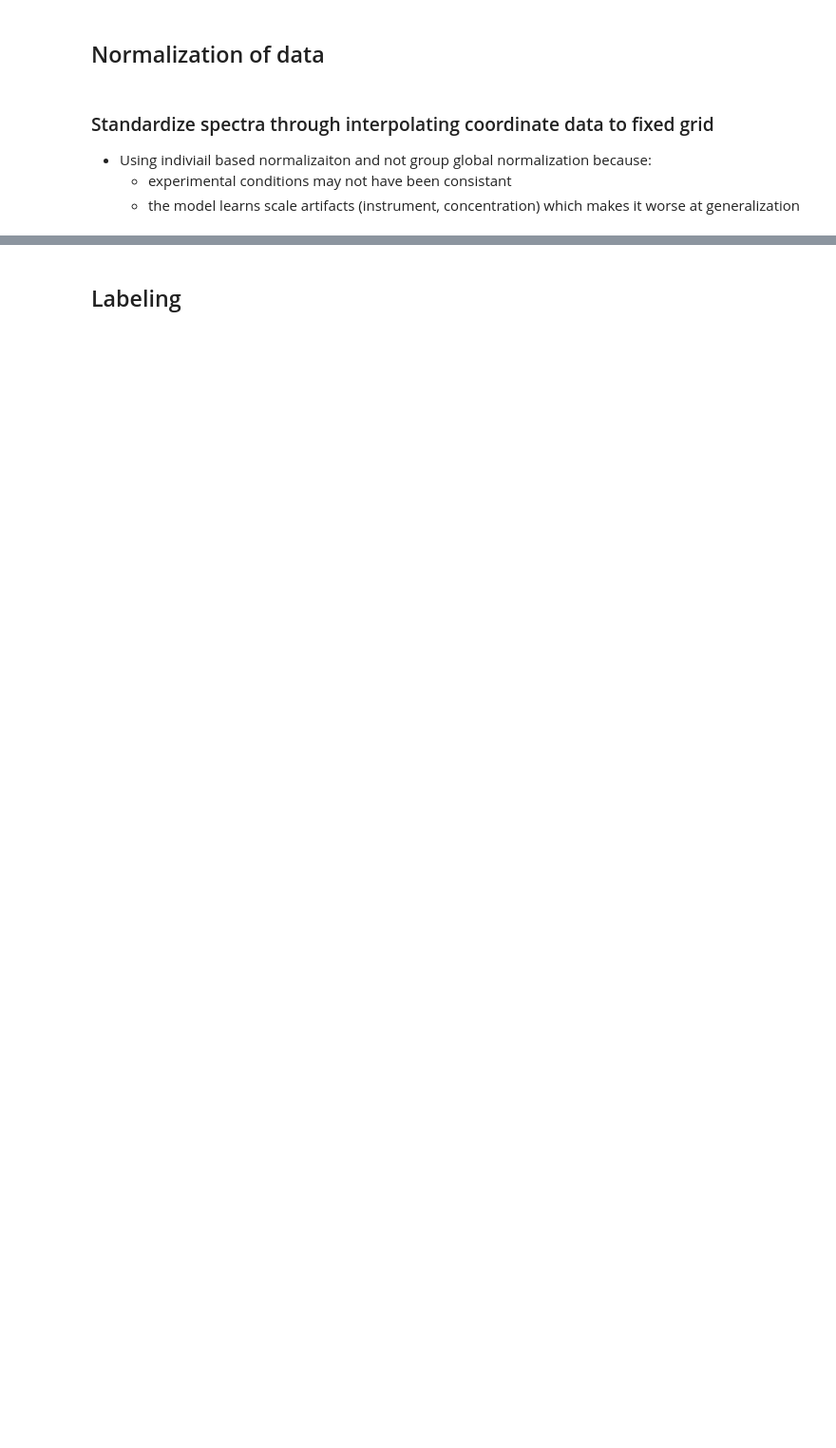
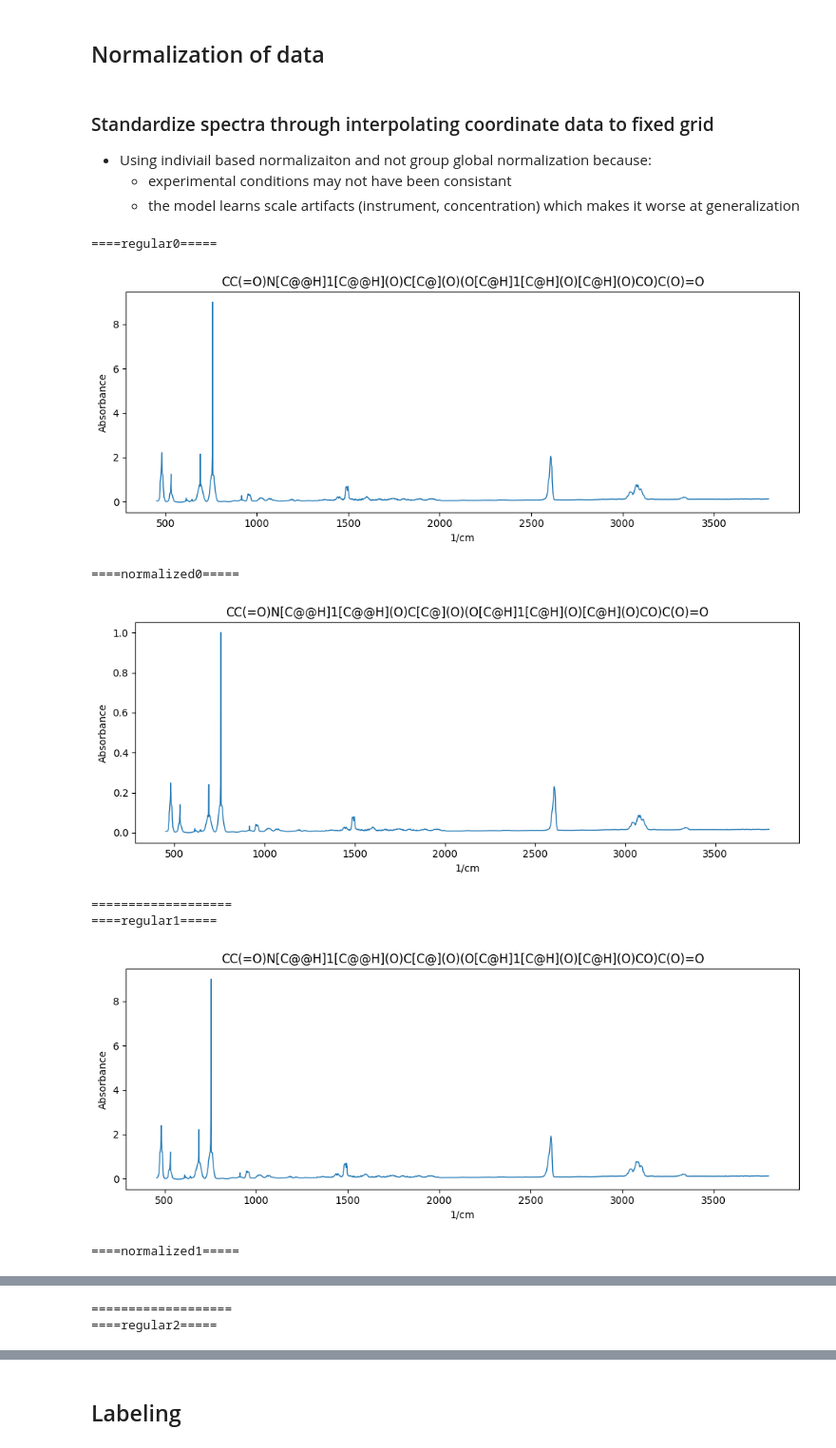
Before and after one commit to m-malik622/Organic-Compound-Classifier, a Jupyter notebook: notebooks/train_model.ipynb, the cells around one changed output, grey strips where cells are left out. Shown at 95% size. Saved outputs shown, nothing was run; the diff lists cells and outputs as text; code cells hidden in the pictures; blank space fills up the shorter version.

```diff
--- a/notebooks/train_model.ipynb
+++ b/notebooks/train_model.ipynb
@@ -8,7 +8,7 @@ import ast
 import matplotlib.pyplot as plt
 #add future imports here
 # %%
-df = pd.read_csv(r"C:\CSC 4444\project\dataset\SMILES_IR_Spectroscopy.csv", low_memory=False)
+df = pd.read_csv(r"data/IR spectroscopy data/SMILES_IR_Spectroscopy.csv", low_memory=False)
 # %%
 def plot_graph(row):
     x_coords = row["x_coords"]
@@ -30,7 +30,7 @@ def plot_graph(row):
 # %%
 #test it
 plot_graph(df.iloc[0])
-for i in range(15):
+for i in range(5):
     plot_graph(df.iloc[i])
 # %% [output]
 [figure]
@@ -88,11 +78,18 @@ normalized_y_df["y_range_before_minmax"] = y_normalization_metadata.apply(lambda
 normalized_y_df["y_normalization"] = "row_min_max_0_1"
 # %%
 #test it
-plot_graph(normalized_y_df.iloc[0])
-for i in range(15):
-    print(f'===================')
+for i in range(5):
     print(f'====regular{i}=====')
     plot_graph(df.iloc[i])
     print(f'====normalized{i}=====')
     plot_graph(normalized_y_df.iloc[i])
     print(f'===================')
+# %% [output]
+====regular0=====
+[figure, added]
+====normalized0=====
+[figure, added]
+===================
+====regular1=====
+[figure, added]
+====normalized1=====
@@ -98,0 +97,2 @@ for i in range(15):
+===================
+====regular2=====
```
Also changed, not shown: parts of 8 cells of this notebook, 1 other file.
